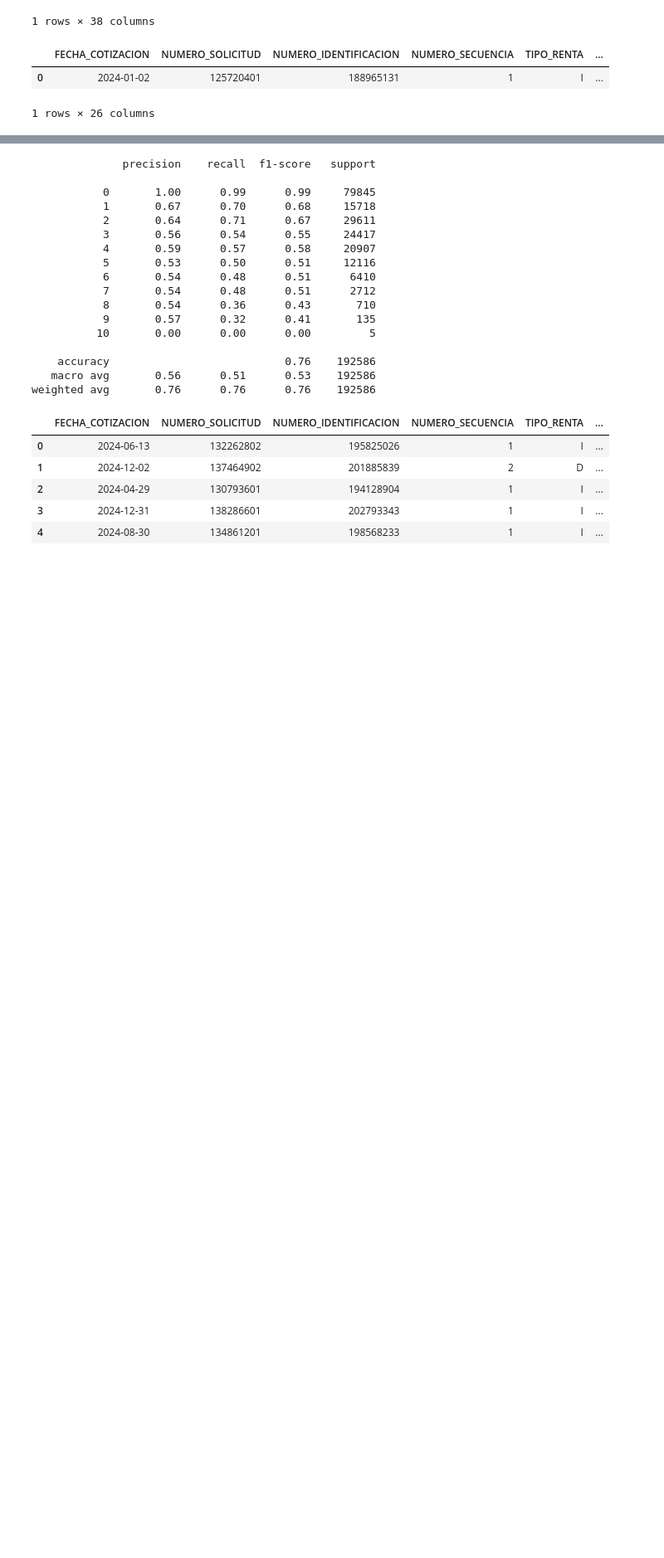
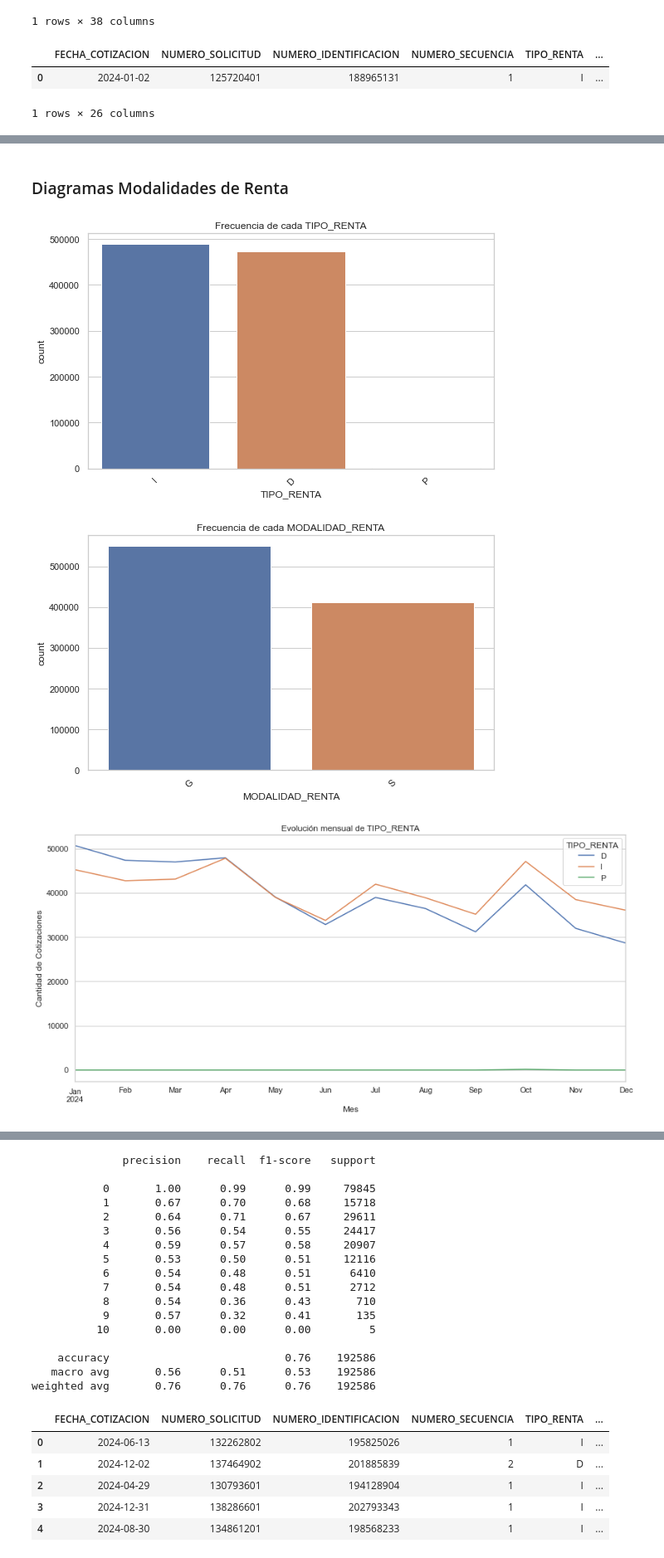
Before and after one commit to nicoz17/Proyecto-Renta-Nacional, a Jupyter notebook: modelacion_sc_cotizaciones.ipynb, the cells around one changed output, grey strips where cells are left out. Shown: that part at 83% size. Cells and saved outputs as stored; diff of their text form; code cells hidden in the pictures; blank space fills up the shorter version.

```diff
--- a/modelacion_sc_cotizaciones.ipynb
+++ b/modelacion_sc_cotizaciones.ipynb
@@ -79,0 +246,42 @@ df_sc[(df_sc['COTIZANTE'] == 421007881) & (df_sc['COTIZACION'] == 1)]
+# %% [markdown]
+### Diagramas Modalidades de Renta
+# %%
+import pandas as pd
+import matplotlib.pyplot as plt
+import seaborn as sns
+
+# Asegúrate de que 'FECHA_COTIZACION' sea datetime
+df_full['FECHA_COTIZACION'] = pd.to_datetime(df_full['FECHA_COTIZACION'], errors='coerce')
+
+# Crear columna de mes
+df_full['MES'] = df_full['FECHA_COTIZACION'].dt.to_period('M')
+
+# --- Conteo absoluto de TIPO_RENTA ---
+plt.figure(figsize=(8, 5))
+sns.countplot(data=df_full, x='TIPO_RENTA', order=df_full['TIPO_RENTA'].value_counts().index)
+plt.title('Frecuencia de cada TIPO_RENTA')
+plt.xticks(rotation=45)
+plt.tight_layout()
+plt.show()
+
+# --- Conteo absoluto de MODALIDAD_RENTA ---
+plt.figure(figsize=(8, 5))
+sns.countplot(data=df_full, x='MODALIDAD_RENTA', order=df_full['MODALIDAD_RENTA'].value_counts().index)
+plt.title('Frecuencia de cada MODALIDAD_RENTA')
+plt.xticks(rotation=45)
+plt.tight_layout()
+plt.show()
+
+# --- Evolución mensual de TIPO_RENTA ---
+tipo_renta_mes = df_full.groupby(['MES', 'TIPO_RENTA']).size().unstack(fill_value=0)
+
+tipo_renta_mes.plot(figsize=(12, 6))
+plt.title('Evolución mensual de TIPO_RENTA')
+plt.xlabel('Mes')
+plt.ylabel('Cantidad de Cotizaciones')
+plt.tight_layout()
+plt.show()
+# %% [output]
+[figure, added]
+[figure, added]
+[figure, added]
```
Also changed, not shown: parts of 37 cells of this notebook.
